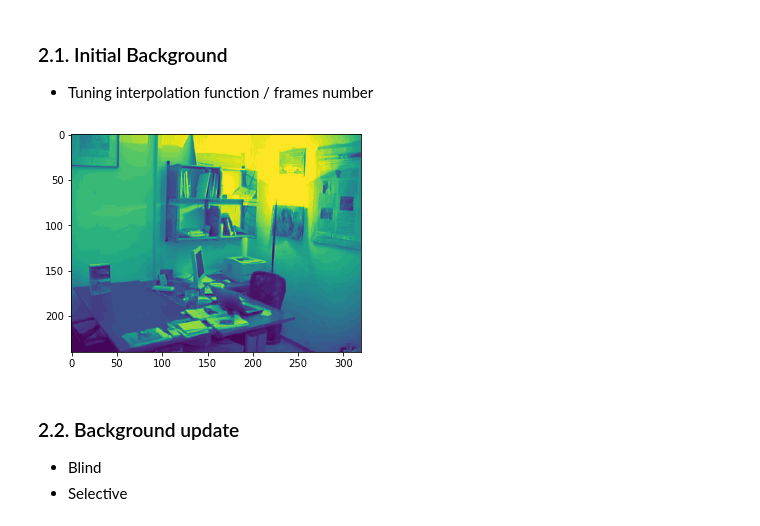
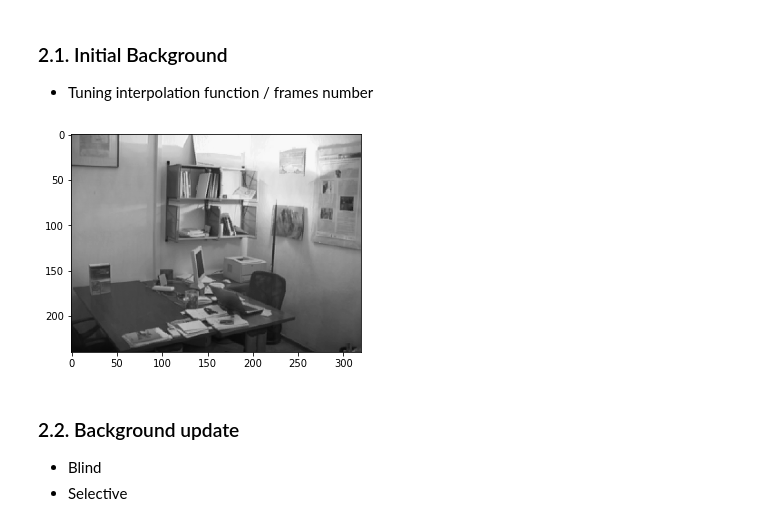
Before and after one commit to alessandrostockman/cv-intrusion-detection-project-work, a Jupyter notebook: Intrusion-Detection.ipynb, the cells around one changed output. Drawn from its saved outputs; the diff is of its cells as text; code cells hidden in the pictures.

```diff
--- a/Intrusion-Detection.ipynb
+++ b/Intrusion-Detection.ipynb
@@ -73,11 +62,11 @@ plt.show()
 # %% [markdown]
 ### 2.1. Initial Background
 - Tuning interpolation function / frames number
-# %%
-plt.imshow(video.frames[100].background.image)
-plt.show()
-# %% [output]
-[figure, removed]
+# %%
+background = Background("rilevamento-intrusioni-video.avi", np.mean, 100)
+background.show('image')
+# %% [output]
+[figure, added]
 # %% [markdown]
 ### 2.2. Background update
 - Blind
```
Also changed, not shown: parts of 4 cells of this notebook, 2 other files.
